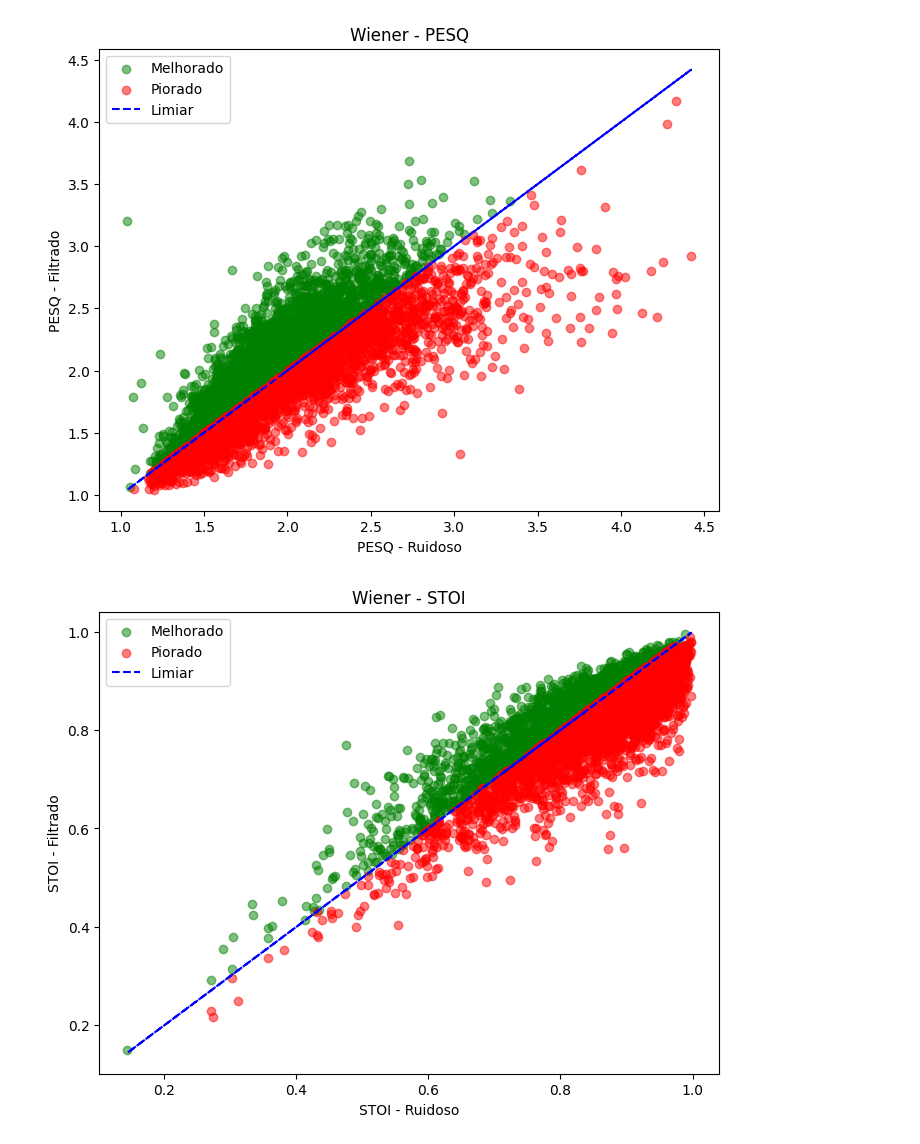
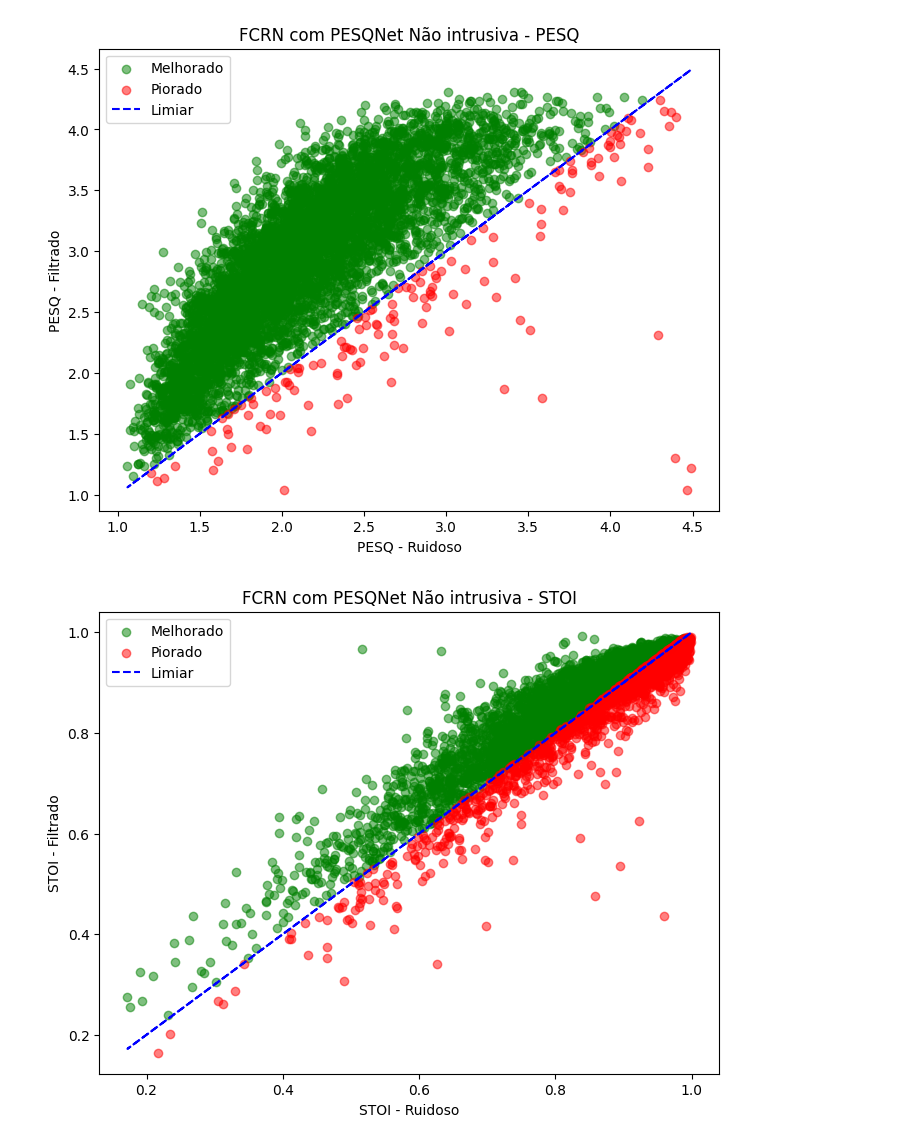
Before and after one commit to guica/dns_in_speech, a Jupyter notebook: Etapa 4/Análise dos Resultados.ipynb, the cells around one changed output. Cells and saved outputs as stored; diff of their text form; code cells hidden in the pictures.

Commit message:
Final performance tests

```diff
--- a/Etapa 4/Análise dos Resultados.ipynb
+++ b/Etapa 4/Análise dos Resultados.ipynb
@@ -9,12 +9,12 @@ import numpy as np
 from utils import performance
 # %%
 # 1. Abre os arquivos e os coloca em dataframes
-file1 = '/tf/Etapa 2/kalman_2023-10-08_19-04-58.xlsx'
-file2 = '/tf/Etapa 2/wiener_2023-10-07_23-00-19.xlsx'
-file3 = '../Etapa 3/UNet/resunet_2023-11-04_20-29-28.xlsx'
-file4 = '../Etapa 3/UNet/gan-pix2pix_2023-11-06_18-11-21.xlsx'
-file5 = '../Etapa 3/Artigos/Non Intrusive PESQNet/DNS-metrics_2023-11-12_06-25-17.xlsx'
-file6 = '/tf/Etapa 3/UNet/ResUnetConvLSTM-metrics_2023-11-12_14-46-51.xlsx'
+file1 = '/tf/Etapa 2/resultados finais/kalman_2024-04-13_06-57-44.xlsx'
+file2 = '/tf/Etapa 2/resultados finais/wiener_2024-04-12_21-23-26.xlsx'
+file3 = '/tf/Etapa 3/UNet/metrics/resunet_2023-11-04_20-29-28.xlsx'
+file4 = '/tf/Etapa 3/UNet/metrics/gan-pix2pix_2023-11-06_18-11-21.xlsx'
+file5 = '/tf/Etapa 3/Artigos/Non Intrusive PESQNet/DNS-metrics_2023-11-12_06-25-17.xlsx'
+file6 = '/tf/Etapa 3/UNet/metrics/ResUnetConvLSTM-metrics_2023-11-12_14-46-51.xlsx'
 # %%
 df1 = pd.read_excel(file1)
 df2 = pd.read_excel(file2)
@@ -300,5 +300,5 @@ plot_summarized_results([result_kalman, result_wiener, result_unet, result_gan,
 # %%
-performance(df2, 'Wiener')
+performance(df5, 'FCRN com PESQNet Não intrusiva', snr_lte=20.)
 # %% [output]
-[figure, old version]
+[figure, new version]
-[figure, old version]
+[figure, new version]
```
Also changed, not shown: parts of 6 cells of this notebook, 50 other files.
